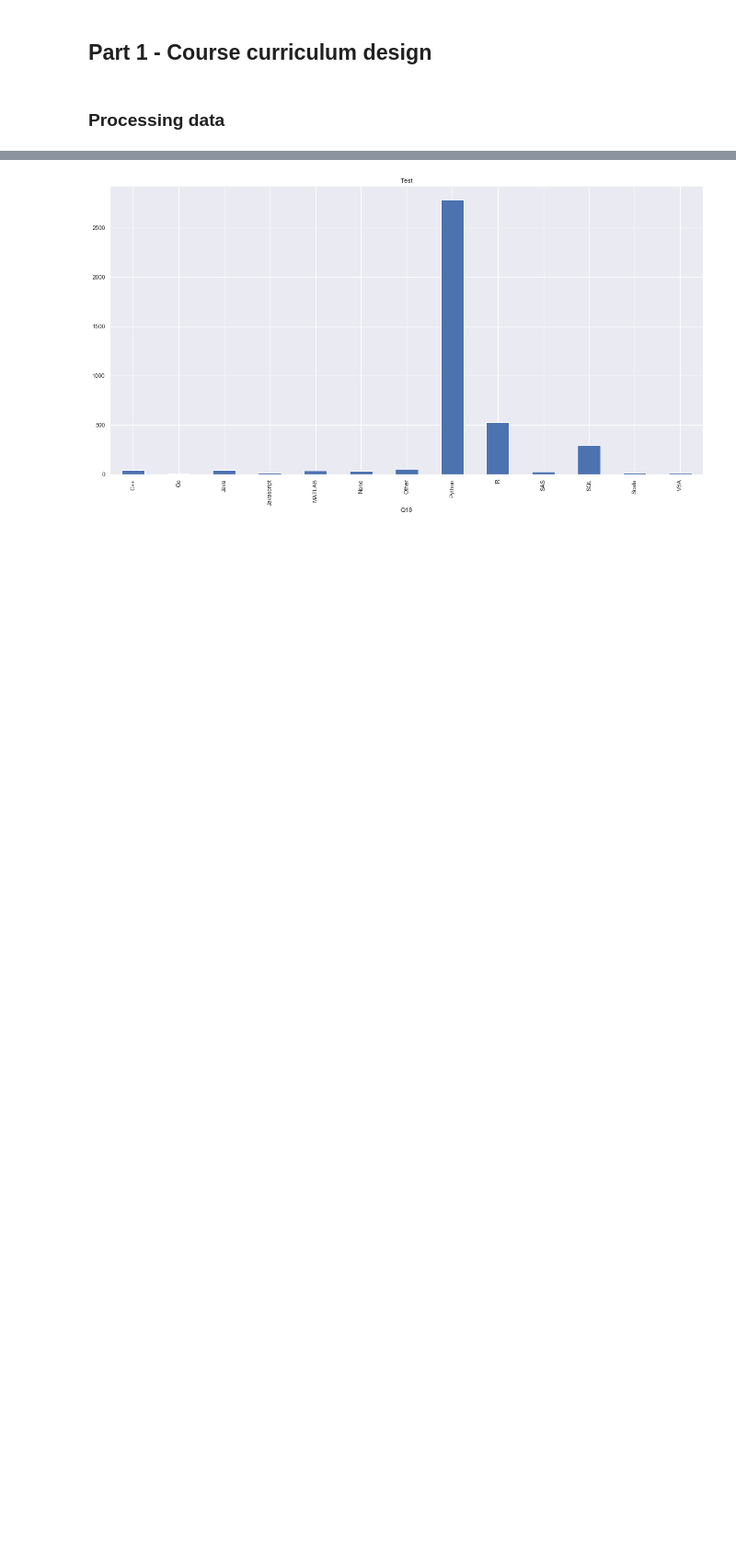
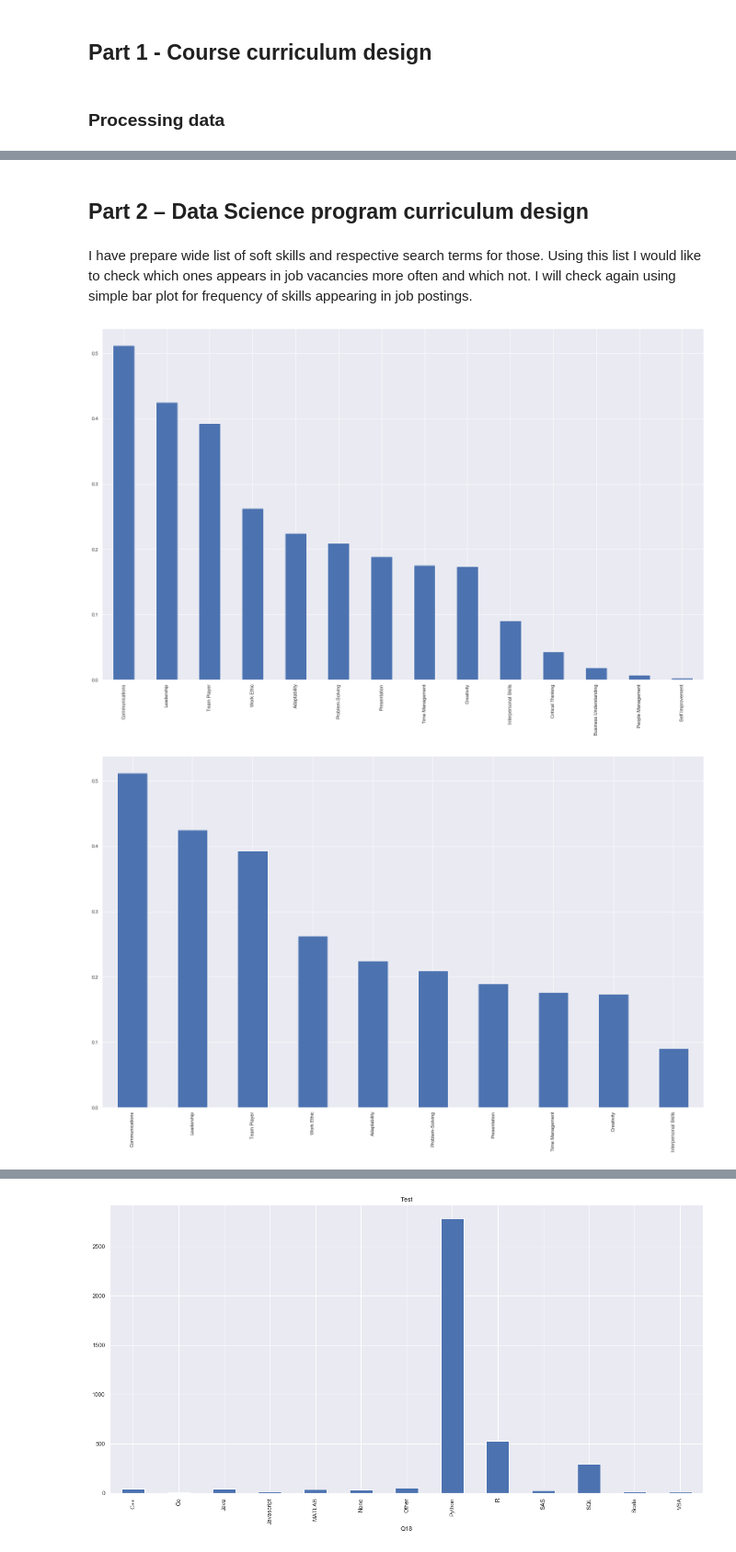
Before and after one commit to kai-wren/Intro2DS, a Jupyter notebook: Mykhaylo_Manukian_Project.ipynb, the cells around one changed output, grey strips where cells are left out. Shown at 92% size. Saved outputs shown, nothing was run; the diff lists cells and outputs as text; code cells hidden in the pictures; blank space fills up the shorter version.

```diff
--- a/Mykhaylo_Manukian_Project.ipynb
+++ b/Mykhaylo_Manukian_Project.ipynb
@@ -57,0 +310,24 @@ job_ds.head()
+# %% [markdown]
+## Part 2 – Data Science program curriculum design
+# %% [markdown]
+I have prepare wide list of soft skills and respective search terms for those. Using this list I would like to check which ones appears in job vacancies more often and which not. I will check again using simple bar plot for frequency of skills appearing in job postings.
+# %%
+soft_skills=prepare_skills('soft_skills')
+
+soft_res=get_skills(job_ds['Job_Description'], soft_skills)
+
+soft_df = pd.DataFrame(soft_res).apply(pd.to_numeric)
+
+plt.figure(figsize=(25,15))
+soft_df.mean().sort_values(ascending=False).plot.bar()
+plt.show()
+
+soft_threshold = np.quantile(soft_df.mean(), 0.25)
+soft_reduced_df = soft_df[soft_df.columns[soft_df.mean() > soft_threshold]]
+
+plt.figure(figsize=(25,15))
+soft_reduced_df.mean().sort_values(ascending=False).plot.bar()
+plt.show()
+# %% [output]
+[figure, added]
+[figure, added]
```
Also changed, not shown: parts of 28 cells of this notebook.
